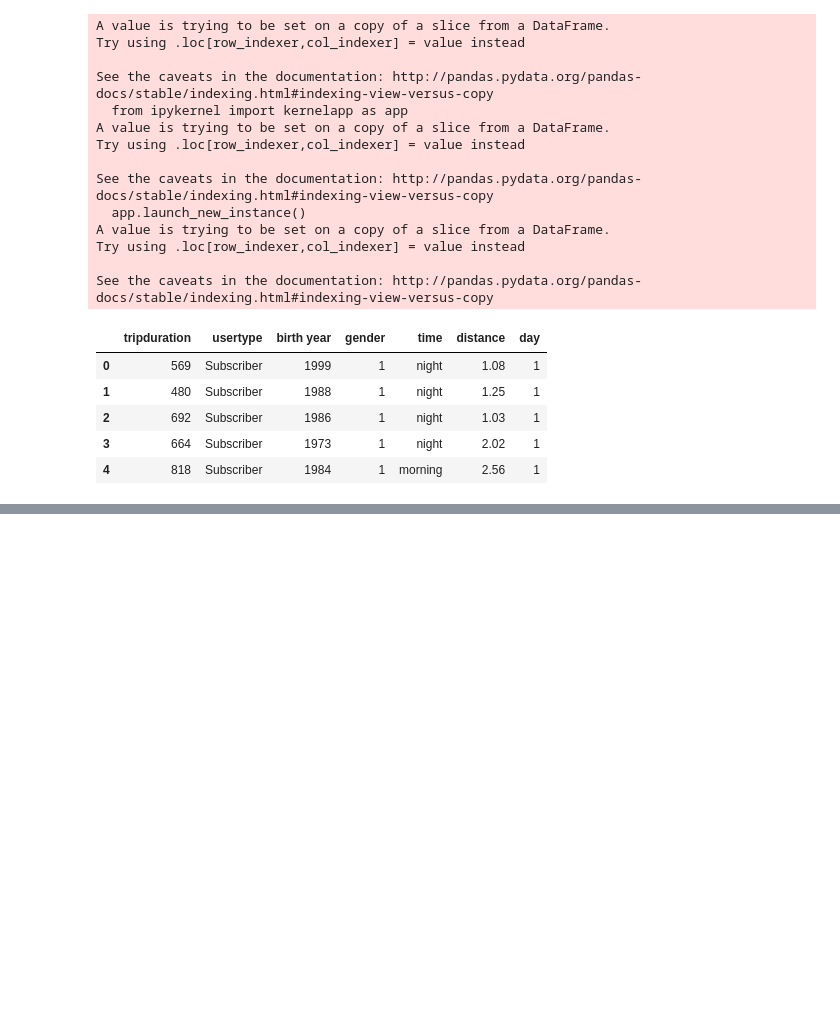
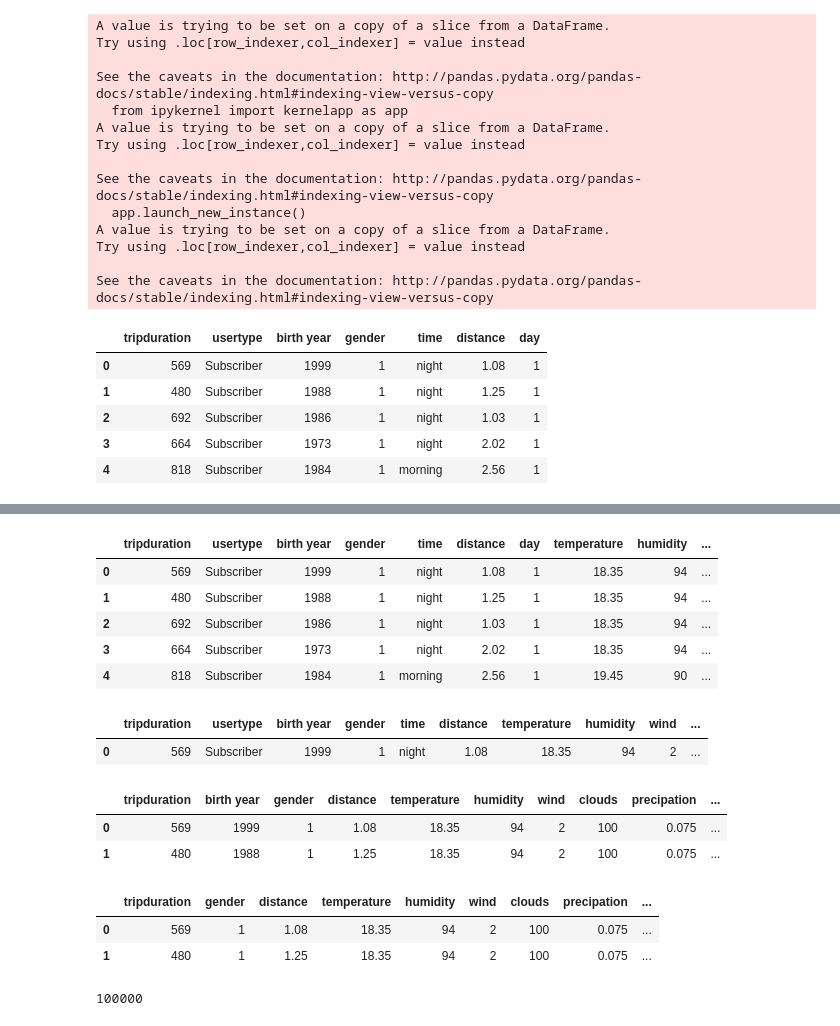
Before and after one commit to AntonBorkivskyi/BikeSharing, a Jupyter notebook: Step3.ipynb, the cells around one changed output, grey strips where cells are left out. Saved outputs shown, nothing was run; the diff lists cells and outputs as text; code cells hidden in the pictures; blank space fills up the shorter version.

Commit message:
Time - Distance+weather

```diff
--- a/Step3.ipynb
+++ b/Step3.ipynb
@@ -68,7 +68,7 @@ def parse_precipation(p):
     if p == "Trace of precipitation":
         return 0.15
     else:
-        return p
+        return float(p)
 # %%
 def get_time(time_str):
     day = int(time_str[:2])
@@ -213,0 +212,26 @@ data1.head(5)
+# %%
+temperatures = []
+humidities = []
+winds = []
+clouds = []
+precipations = []
+
+c=time()
+
+for i in range(len(data1)):
+    weather1 = weather[weather["Day"] == data1["day"][i]]
+    weather2 = weather1[weather1["Time"] == data1["time"][i]]
+
+    temperatures.append(sum(weather2["T"]) / len(weather2["T"]))
+    humidities.append(int((sum(weather2["U"]) / len(weather2["U"]))))
+    winds.append (int( (sum(weather2["Ff"]) / len(weather2["Ff"]))))
+    clouds.append(int((sum(weather2["clouds"]) / len(weather2["clouds"]))))
+    precipations.append(sum(weather2["precipation"]) / len(weather2["precipation"]))
+
+data1["temperature"] = pd.Series(temperatures)
+data1["humidity"] = pd.Series(humidities)
+data1["wind"] = pd.Series(winds)
+data1["clouds"] = pd.Series(clouds)
+data1["precipation"] = pd.Series(precipations)
+
+print(time() - c)
@@ -213,0 +260,9 @@ data1.head(5)
+# %%
+data1.head(5)
+# %% [output]
+|  | tripduration | usertype | birth year | gender | time | distance | day | temperature | humidity | ... |
+| 0 | 569 | Subscriber | 1999 | 1 | night | 1.08 | 1 | 18.35 | 94 | ... |
+| 1 | 480 | Subscriber | 1988 | 1 | night | 1.25 | 1 | 18.35 | 94 | ... |
+| 2 | 692 | Subscriber | 1986 | 1 | night | 1.03 | 1 | 18.35 | 94 | ... |
+| 3 | 664 | Subscriber | 1973 | 1 | night | 2.02 | 1 | 18.35 | 94 | ... |
+| 4 | 818 | Subscriber | 1984 | 1 | morning | 2.56 | 1 | 19.45 | 90 | ... |
@@ -213,0 +271,5 @@ data1.head(5)
+# %%
+data1.head(1)
+# %% [output]
+|  | tripduration | usertype | birth year | gender | time | distance | temperature | humidity | wind | ... |
+| 0 | 569 | Subscriber | 1999 | 1 | night | 1.08 | 18.35 | 94 | 2 | ... |
@@ -213,0 +278,18 @@ data1.head(5)
+# %%
+data1.head(2)
+# %% [output]
+|  | tripduration | birth year | gender | distance | temperature | humidity | wind | clouds | precipation | ... |
+| 0 | 569 | 1999 | 1 | 1.08 | 18.35 | 94 | 2 | 100 | 0.075 | ... |
+| 1 | 480 | 1988 | 1 | 1.25 | 18.35 | 94 | 2 | 100 | 0.075 | ... |
+# %%
+data1["age"] = 2018 - data1["birth year"]
+del data1["birth year"]
+data1.head(2)
+# %% [output]
+|  | tripduration | gender | distance | temperature | humidity | wind | clouds | precipation | ... |
+| 0 | 569 | 1 | 1.08 | 18.35 | 94 | 2 | 100 | 0.075 | ... |
+| 1 | 480 | 1 | 1.25 | 18.35 | 94 | 2 | 100 | 0.075 | ... |
+# %%
+print(len(data1))
+# %% [output]
+100000
```
Also changed, not shown: parts of 21 cells of this notebook.
